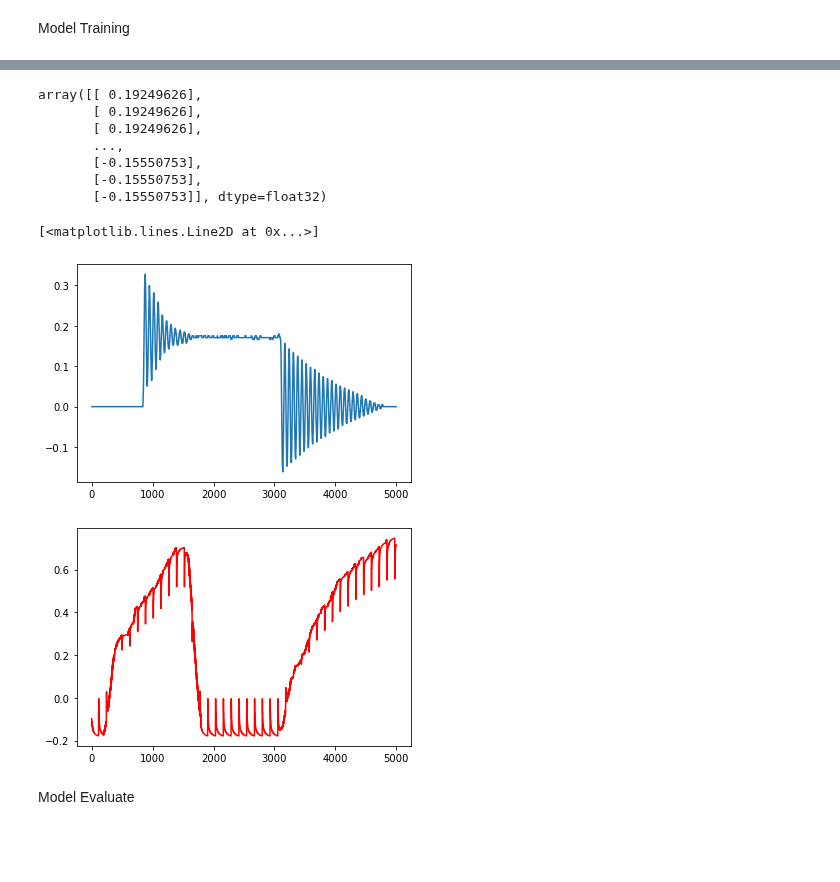
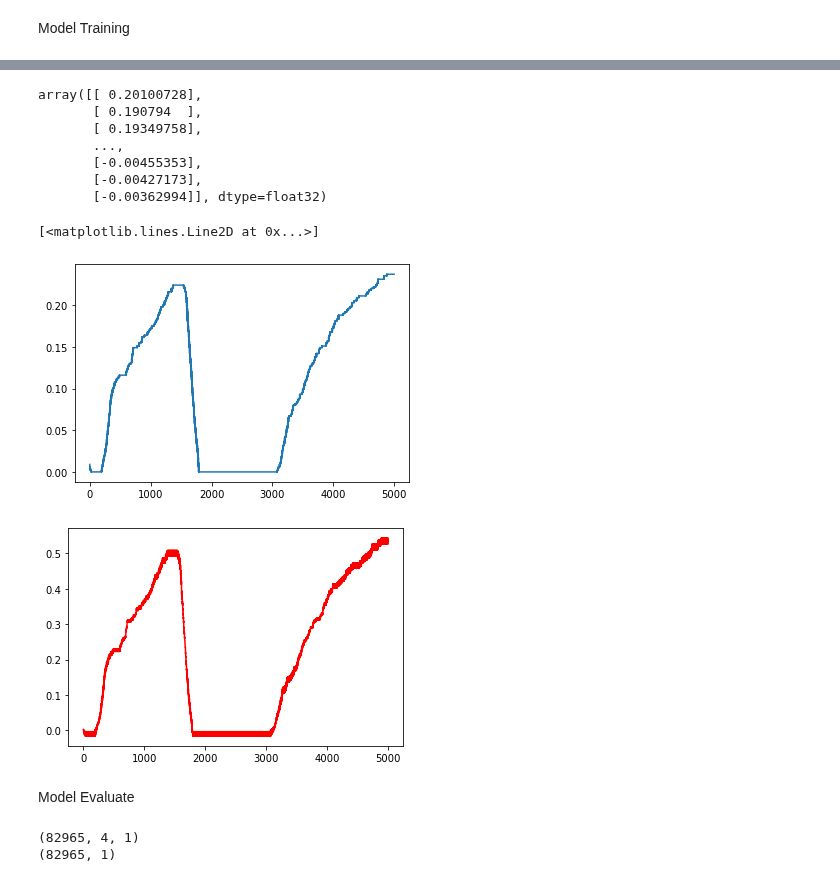
Before and after one commit to jorgebre98/Trabajo_Final_Graduacion, a Jupyter notebook: Mimetizadora_tensor.ipynb, the cells around one changed output, grey strips where cells are left out. Cells and saved outputs as stored; diff of their text form; code cells hidden in the pictures; blank space fills up the shorter version.

```diff
--- a/Mimetizadora_tensor.ipynb
+++ b/Mimetizadora_tensor.ipynb
@@ -127,8 +124,8 @@ for filename in Dir:
     angle = np.append(angle, np.concatenate((np.zeros(100),files.values[:,3])))
 
 print('Accommodating data for the GRU network',flush=True)
-window = wandb.config['window']
-train, target = window_generator(pwm,angle,wandb.config['window'])
+window = 4#wandb.config['window']
+train, target = window_generator(pwm,angle,window)
 
 print('Separating data in training, validation and testing',flush=True)
 train_data, train_label, val_data, val_label, test_data, test_label = separate_values(train, target)
@@ -175,11 +176,12 @@ Model creation
 clear_session()
 
 model = Sequential()
-model.add(GRU(units=4, input_shape=(train_X.shape[1],train_X.shape[2]), return_sequences=True, time_major=True))
+model.add(GRU(units=32, input_shape=(None,train_X.shape[-1]), return_sequences=True))
 #model.add(Dropout(wandb.config['Dropout'])
 #model.add(Dense(units=1))
 model.add(TimeDistributed(Dense(1))) # There is no difference between this and model.add(Dense(1))...
-model.compile(optimizer=Adam(learning_rate=wandb.config['learning_rate']), loss='mean_squared_error', metrics=['mse'])
+#model.compile(optimizer=Adam(learning_rate=wandb.config['learning_rate']), loss='mean_squared_error', metrics=['mse'])
+model.compile(optimizer=Adam(learning_rate=0.001), loss='mean_squared_error', metrics=['mse'])
 
 model.summary()
 # %% [output]
@@ -199,7 +201,8 @@ _________________________________________________________________
 Model Training
 # %%
 history = model.fit(train_X, train_target,
-                    epochs=wandb.config['epochs'], batch_size=wandb.config['batch_size'],
+                    epochs=4, batch_size=8,
+                    #epochs=wandb.config['epochs'], batch_size=wandb.config['batch_size'],
                     validation_data = (val_X,val_target),
-                    verbose=2,callbacks=[WandbCallback(save_model=False)])
+                    verbose=2)#,callbacks=[WandbCallback(save_model=False)])
 # %% [output]
@@ -226,22 +220,22 @@ testPredict = model.predict(test_X)
 # %%
 np.reshape(testPredict,(-1,1))
 # %% [output]
-array([[ 0.19249626],
-       [ 0.19249626],
-       [ 0.19249626],
+array([[ 0.20100728],
+       [ 0.190794  ],
+       [ 0.19349758],
        ...,
-       [-0.15550753],
-       [-0.15550753],
-       [-0.15550753]], dtype=float32)
+       [-0.00455353],
+       [-0.00427173],
+       [-0.00362994]], dtype=float32)
 # %%
 plt.figure()
-plt.plot(np.reshape(test_target,-1)[10000:15000],label='Real Ouput')
+plt.plot(np.reshape(test_X,-1)[10000:15000],label='Real Ouput')
 plt.figure()
 plt.plot(np.reshape(testPredict,-1)[10000:15000],'r',label='Predict Output')
 # %% [output]
 [<matplotlib.lines.Line2D at 0x...>]
-[figure, old version]
+[figure, new version]
-[figure, old version]
+[figure, new version]
 # %% [markdown]
 Model Evaluate
 # %%
@@ -261,0 +268,6 @@ plt.show()
+# %%
+print(X_train.shape)
+print(y_train.shape)
+# %% [output]
+(82965, 4, 1)
+(82965, 1)
```
Also changed, not shown: parts of 16 cells of this notebook, 1 other file.
